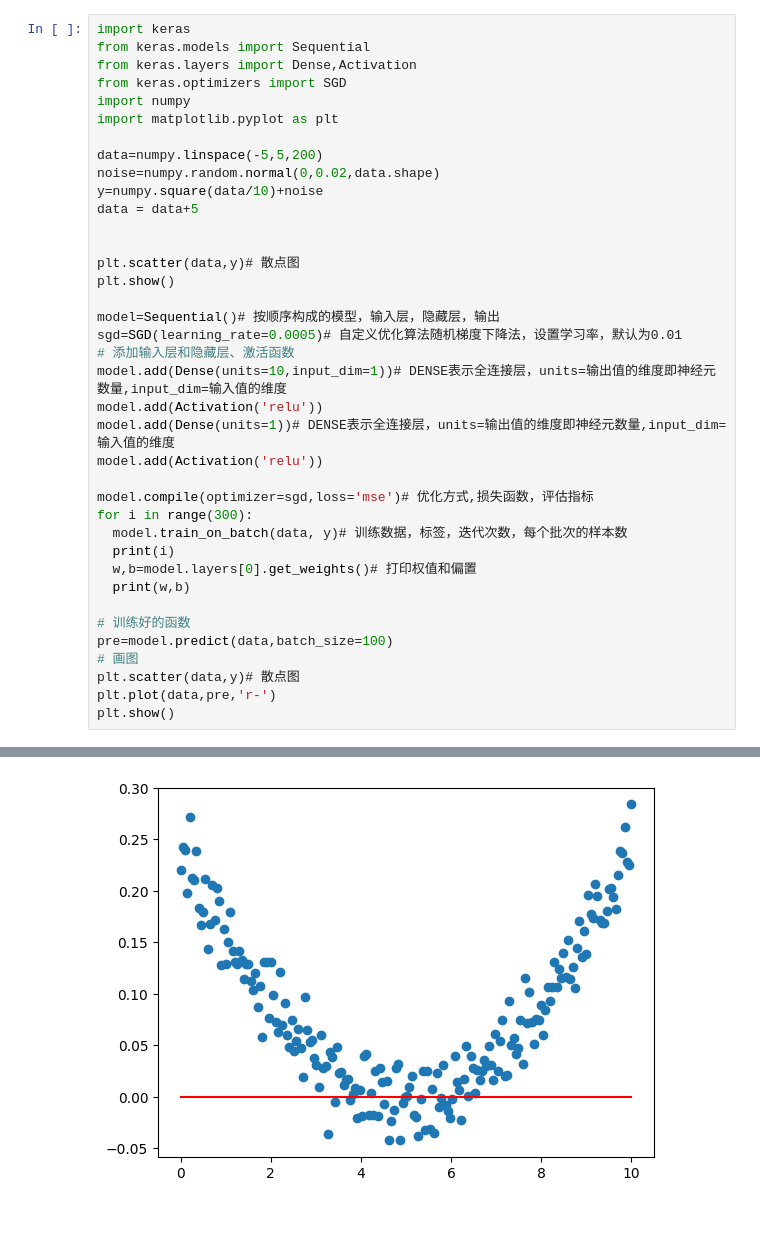
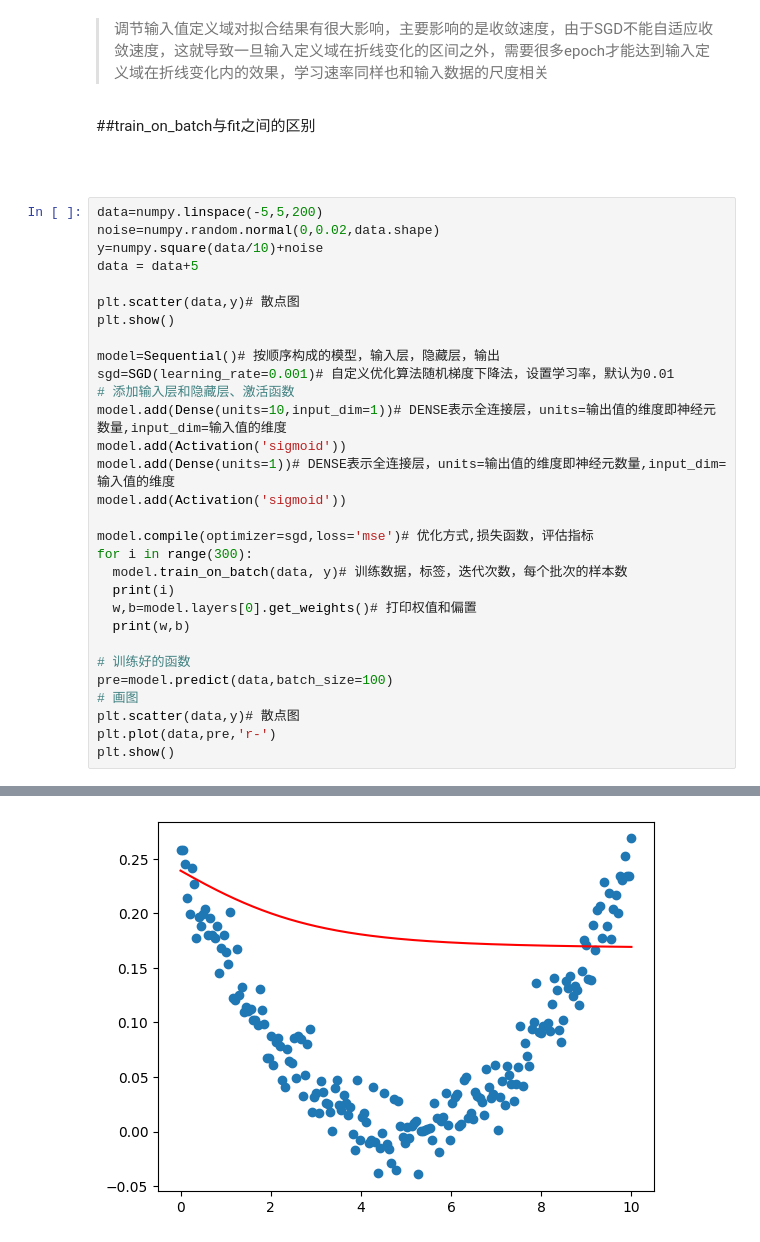
Before and after one commit to ZackWongAPO/Colab, a Jupyter notebook: Curve_Regression.ipynb, the cells around one changed output, grey strips where cells are left out. Cells and saved outputs as stored; diff of their text form.

```diff
--- a/Curve_Regression.ipynb
+++ b/Curve_Regression.ipynb
@@ -3,27 +12,25 @@
+# %% [markdown]
+>调节输入值定义域对拟合结果有很大影响，主要影响的是收敛速度，由于SGD不能自适应收敛速度，这就导致一旦输入定义域在折线变化的区间之外，需要很多epoch才能达到输入定义域在折线变化内的效果，学习速率同样也和输入数据的尺度相关
+# %% [markdown]
+##train_on_batch与fit之间的区别
+# %% [markdown]
+##
 # %%
-import keras
-from keras.models import Sequential
-from keras.layers import Dense,Activation
-from keras.optimizers import SGD
-import numpy
-import matplotlib.pyplot as plt
-
 data=numpy.linspace(-5,5,200)
 noise=numpy.random.normal(0,0.02,data.shape)
 y=numpy.square(data/10)+noise
 data = data+5
 
-
 plt.scatter(data,y)# 散点图
 plt.show()
 
 model=Sequential()# 按顺序构成的模型，输入层，隐藏层，输出
-sgd=SGD(learning_rate=0.0005)# 自定义优化算法随机梯度下降法，设置学习率，默认为0.01
+sgd=SGD(learning_rate=0.001)# 自定义优化算法随机梯度下降法，设置学习率，默认为0.01
 # 添加输入层和隐藏层、激活函数
 model.add(Dense(units=10,input_dim=1))# DENSE表示全连接层，units=输出值的维度即神经元数量,input_dim=输入值的维度
-model.add(Activation('relu'))
+model.add(Activation('sigmoid'))
 model.add(Dense(units=1))# DENSE表示全连接层，units=输出值的维度即神经元数量,input_dim=输入值的维度
-model.add(Activation('relu'))
+model.add(Activation('sigmoid'))
 
 model.compile(optimizer=sgd,loss='mse')# 优化方式,损失函数，评估指标
 for i in range(300):
@@ -60 +67 @@ plt.show()
-[figure, old version]
+[figure, new version]
```
Also changed, not shown: parts of 9 cells of this notebook.
